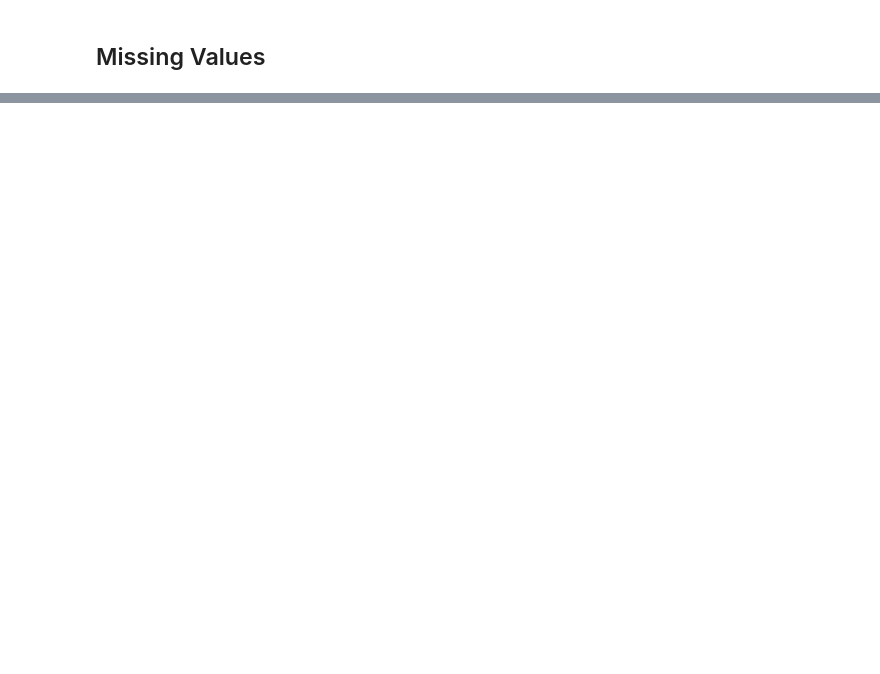
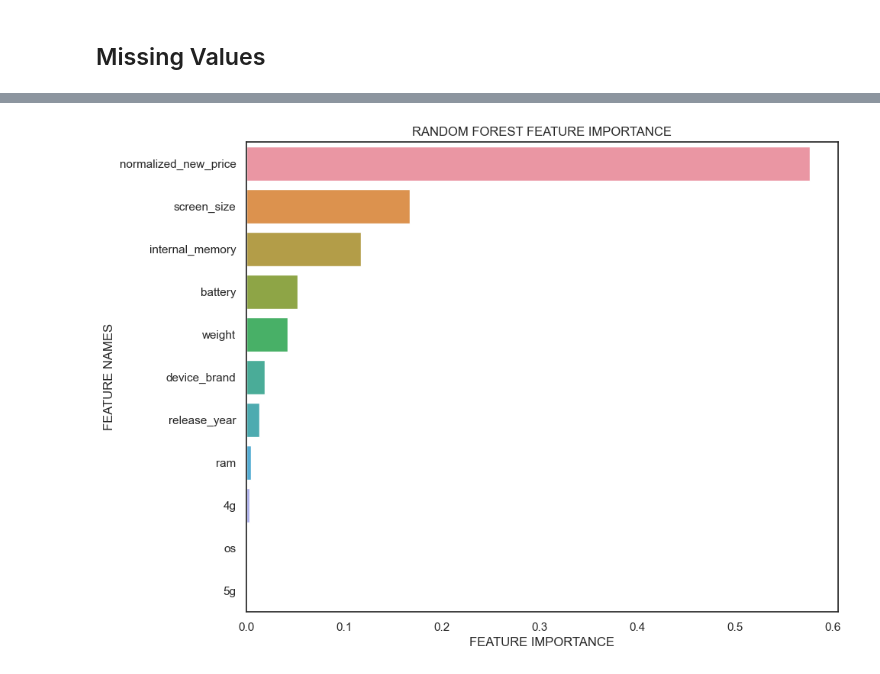
Before and after one commit to kylebower/used-phone-tablet-prices, a Jupyter notebook: usedPhoneTablet.ipynb, the cells around one changed output, grey strips where cells are left out. Cells and saved outputs as stored; diff of their text form; code cells hidden in the pictures; blank space fills up the shorter version.

```diff
--- a/usedPhoneTablet.ipynb
+++ b/usedPhoneTablet.ipynb
@@ -45,0 +189,3 @@ database = database.drop_duplicates(keep='first')
+# %%
+#Drop days_used because it is so strongly negatively correlated with release_year
+database.drop(['days_used'], axis = 1, inplace = True)
@@ -45,0 +276,3 @@ database = database.drop_duplicates(keep='first')
+# %%
+grid_search.fit(X_train, y_train)
+grid_search.best_params_
@@ -45,0 +298,7 @@ database = database.drop_duplicates(keep='first')
+# %%
+#Finally let's check the performance on the Test Set
+from sklearn.metrics import r2_score
+
+best_grid = grid_search.best_estimator_
+y_pred = best_grid.predict(X_test)
+acc_test = round(r2_score(y_test,y_pred)*100,2)
@@ -45,0 +329,7 @@ database = database.drop_duplicates(keep='first')
+# %%
+#On to the second goal: feature importance when predicting prices
+name = []
+importance = []
+for nam, imp in zip(X, best_grid.feature_importances_):
+    name.append(nam)
+    importance.append(round(imp*100,2))
@@ -45,0 +352,28 @@ database = database.drop_duplicates(keep='first')
+# %%
+#Finally we plot it
+def plot_feature_importance(importance,names,model_type):
+
+    #Create arrays from feature importance and feature names
+    feature_importance = np.array(importance)
+    feature_names = np.array(names)
+
+    #Create a DataFrame using a Dictionary
+    data={'feature_names':feature_names,'feature_importance':feature_importance}
+    fi_df = pd.DataFrame(data)
+
+    #Sort the DataFrame in order decreasing feature importance
+    fi_df.sort_values(by=['feature_importance'], ascending=False,inplace=True)
+
+    #Define size of bar plot
+    plt.figure(figsize=(10,8))
+    #Plot Searborn bar chart
+    sns.barplot(x=fi_df['feature_importance'], y=fi_df['feature_names'])
+    #Add chart labels
+    plt.title(model_type + ' FEATURE IMPORTANCE')
+    plt.xlabel('FEATURE IMPORTANCE')
+    plt.ylabel('FEATURE NAMES')
+
+
+plot_feature_importance(best_grid.feature_importances_,X.columns,'RANDOM FOREST')
+# %% [output]
+[figure, added]
```
Also changed, not shown: parts of 39 cells of this notebook.
